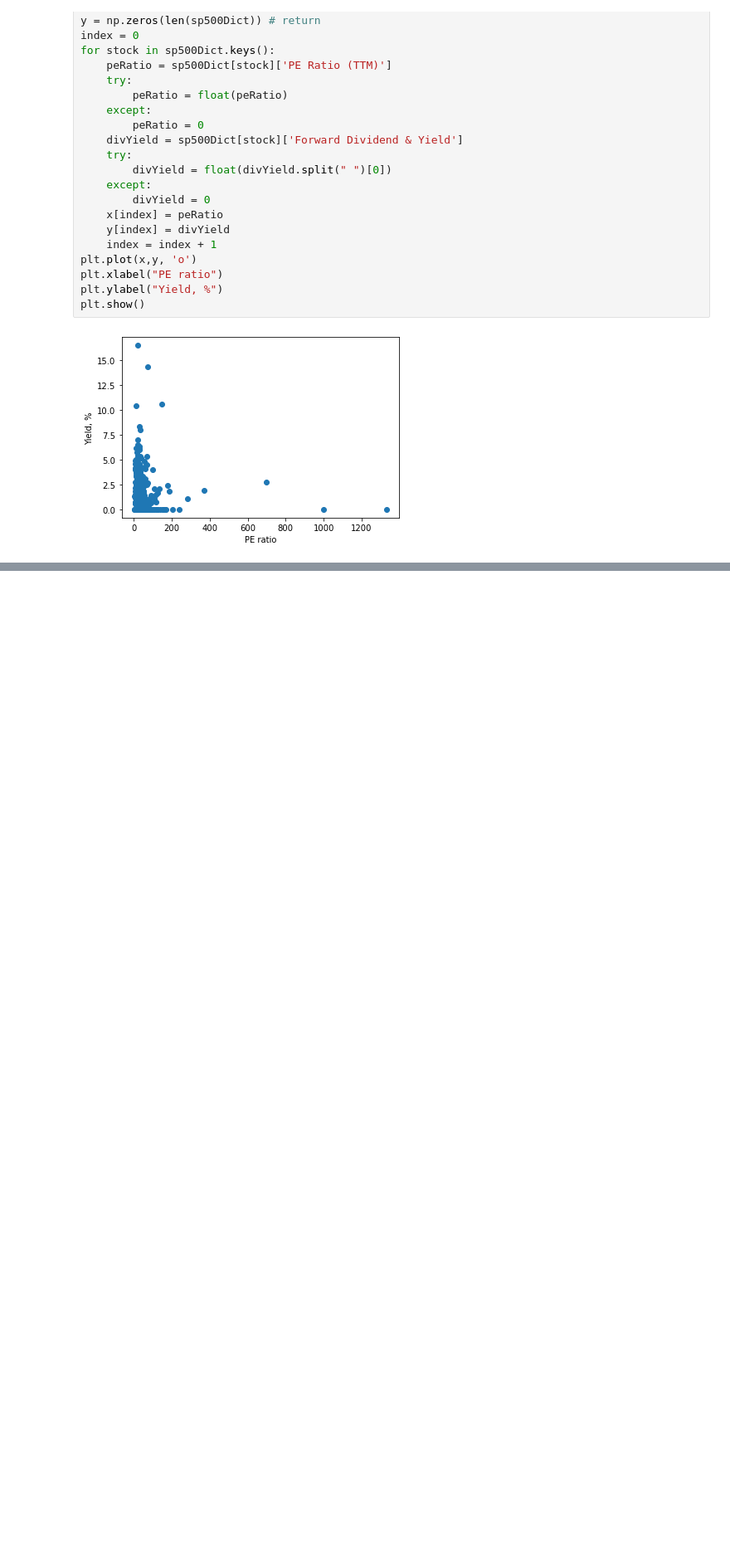
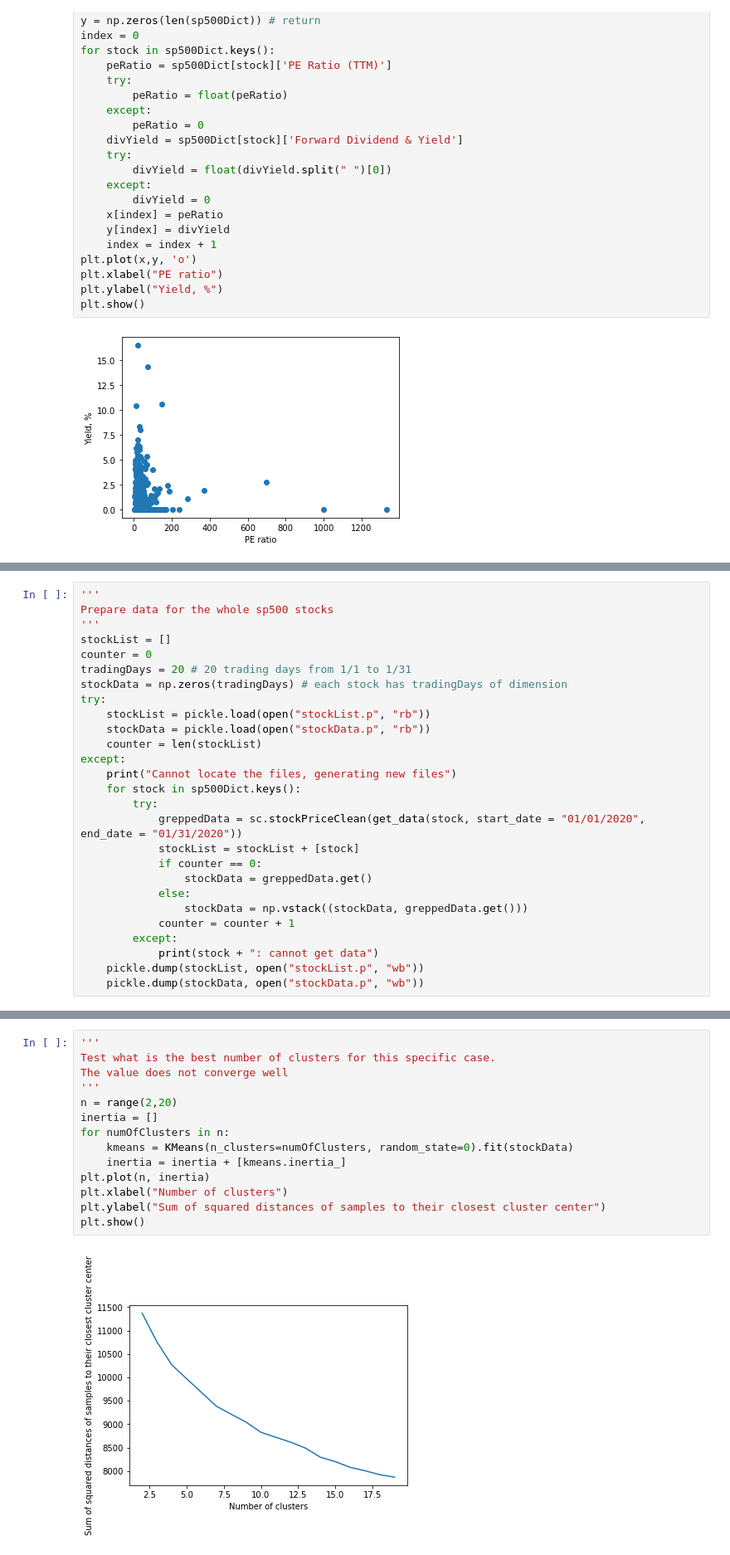
Before and after one commit to HongfeiLi365/RobotAdvisor, a Jupyter notebook: recommendation/stocksClassification.ipynb, the cells around one changed output, grey strips where cells are left out. Shown at 83% size. Saved outputs shown, nothing was run; the diff lists cells and outputs as text; blank space fills up the shorter version.

```diff
--- a/recommendation/stocksClassification.ipynb
+++ b/recommendation/stocksClassification.ipynb
@@ -72,0 +154,27 @@ plt.show()
+# %%
+'''
+Prepare data for the whole sp500 stocks
+'''
+stockList = []
+counter = 0
+tradingDays = 20 # 20 trading days from 1/1 to 1/31
+stockData = np.zeros(tradingDays) # each stock has tradingDays of dimension
+try:
+    stockList = pickle.load(open("stockList.p", "rb"))
+    stockData = pickle.load(open("stockData.p", "rb"))
+    counter = len(stockList)
+except:
+    print("Cannot locate the files, generating new files")
+    for stock in sp500Dict.keys():
+        try:
+            greppedData = sc.stockPriceClean(get_data(stock, start_date = "01/01/2020", end_date = "01/31/2020"))
+            stockList = stockList + [stock]
+            if counter == 0:
+                stockData = greppedData.get()
+            else:
+                stockData = np.vstack((stockData, greppedData.get()))
+            counter = counter + 1
+        except:
+            print(stock + ": cannot get data")
+    pickle.dump(stockList, open("stockList.p", "wb"))
+    pickle.dump(stockData, open("stockData.p", "wb"))
@@ -72,0 +187,16 @@ plt.show()
+# %%
+'''
+Test what is the best number of clusters for this specific case.
+The value does not converge well
+'''
+n = range(2,20)
+inertia = []
+for numOfClusters in n:
+    kmeans = KMeans(n_clusters=numOfClusters, random_state=0).fit(stockData)
+    inertia = inertia + [kmeans.inertia_]
+plt.plot(n, inertia)
+plt.xlabel("Number of clusters")
+plt.ylabel("Sum of squared distances of samples to their closest cluster center")
+plt.show()
+# %% [output]
+[figure, added]
```
Also changed, not shown: parts of 10 cells of this notebook, 3 other files.
